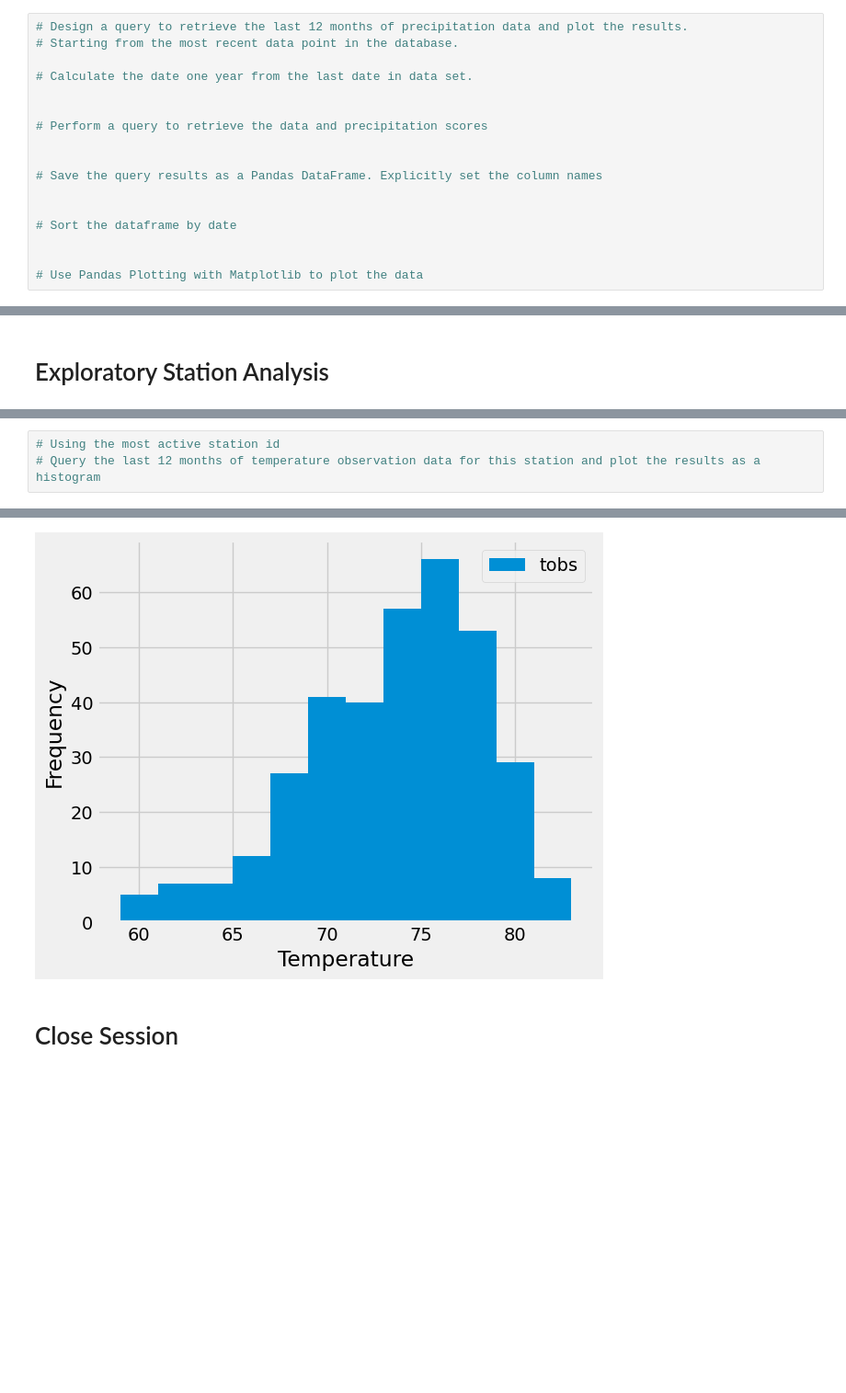
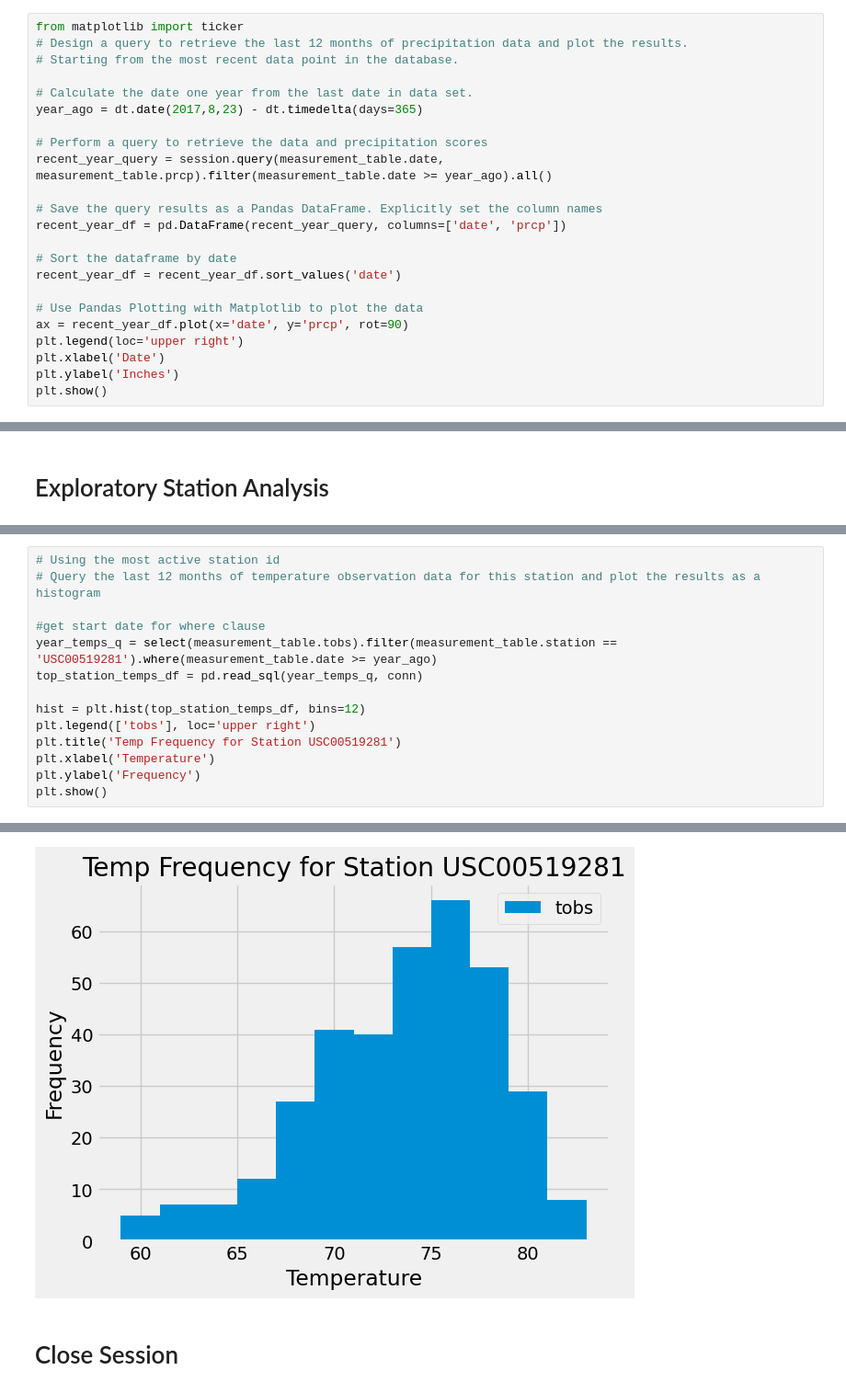
Before and after one commit to ktennant5378/sqlalchemy-challenge, a Jupyter notebook: climate_starter.ipynb, the cells around one changed output, grey strips where cells are left out. Shown at 92% size. Saved outputs shown, nothing was run; the diff lists cells and outputs as text; blank space fills up the shorter version.

Commit message:
Finished the climate starter page

```diff
--- a/climate_starter.ipynb
+++ b/climate_starter.ipynb
@@ -68,20 +70,26 @@ elevation FLOAT
 # %% [output]
 ('2017-08-23',)
 # %%
+from matplotlib import ticker
 # Design a query to retrieve the last 12 months of precipitation data and plot the results.
 # Starting from the most recent data point in the database.
 
 # Calculate the date one year from the last date in data set.
-
+year_ago = dt.date(2017,8,23) - dt.timedelta(days=365)
 
 # Perform a query to retrieve the data and precipitation scores
-
+recent_year_query = session.query(measurement_table.date, measurement_table.prcp).filter(measurement_table.date >= year_ago).all()
 
 # Save the query results as a Pandas DataFrame. Explicitly set the column names
-
+recent_year_df = pd.DataFrame(recent_year_query, columns=['date', 'prcp'])
 
 # Sort the dataframe by date
-
+recent_year_df = recent_year_df.sort_values('date')
 
 # Use Pandas Plotting with Matplotlib to plot the data
+ax = recent_year_df.plot(x='date', y='prcp', rot=90)
+plt.legend(loc='upper right')
+plt.xlabel('Date')
+plt.ylabel('Inches')
+plt.show()
 # %% [output]
@@ -125,4 +140,15 @@ Text(0, 0.5, 'Inches')
 # %%
 # Using the most active station id
 # Query the last 12 months of temperature observation data for this station and plot the results as a histogram
+
+#get start date for where clause
+year_temps_q = select(measurement_table.tobs).filter(measurement_table.station == 'USC00519281').where(measurement_table.date >= year_ago)
+top_station_temps_df = pd.read_sql(year_temps_q, conn)
+
+hist = plt.hist(top_station_temps_df, bins=12)
+plt.legend(['tobs'], loc='upper right')
+plt.title('Temp Frequency for Station USC00519281')
+plt.xlabel('Temperature')
+plt.ylabel('Frequency')
+plt.show()
 # %% [output]
@@ -130,4 +155,4 @@ Text(0.5, 4.183333333333314, 'Temperature')
-[figure, old version]
+[figure, new version]
 # %% [markdown]
 # Close Session
 # %%
```
Also changed, not shown: parts of 8 cells of this notebook, 1 other file.
